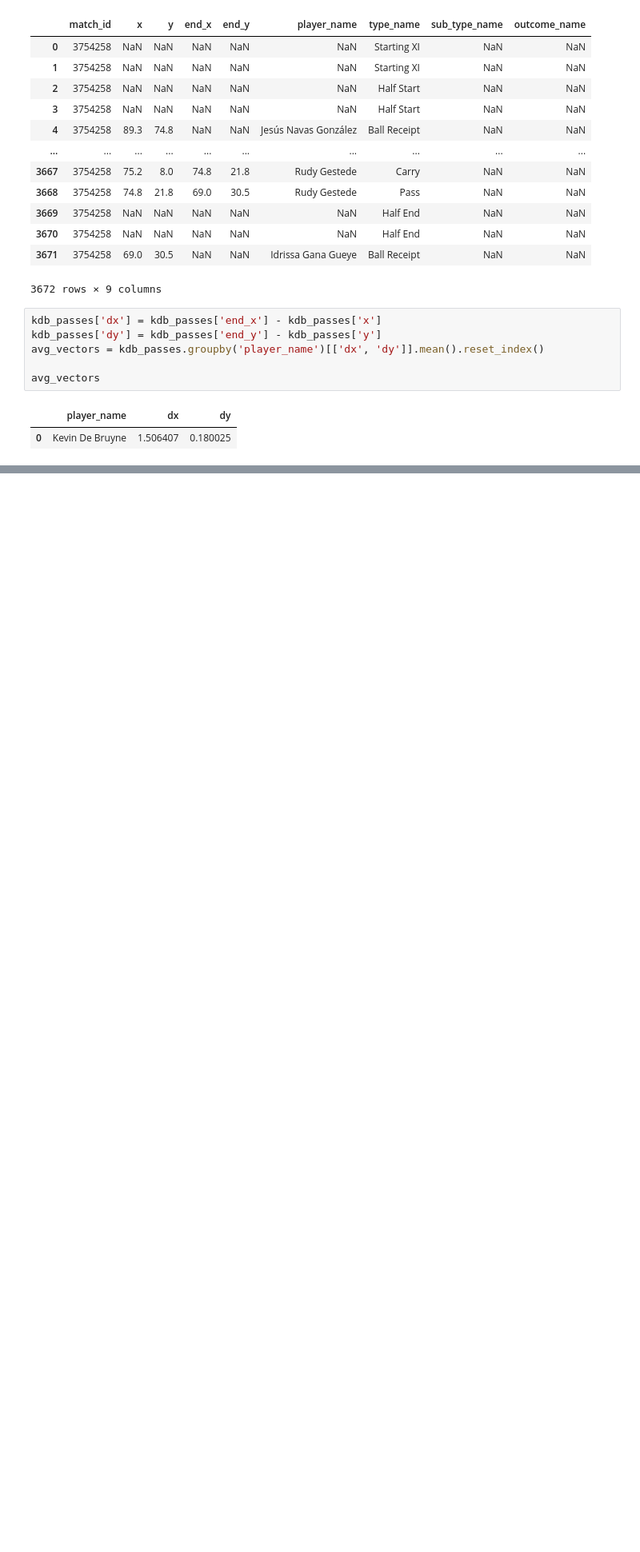
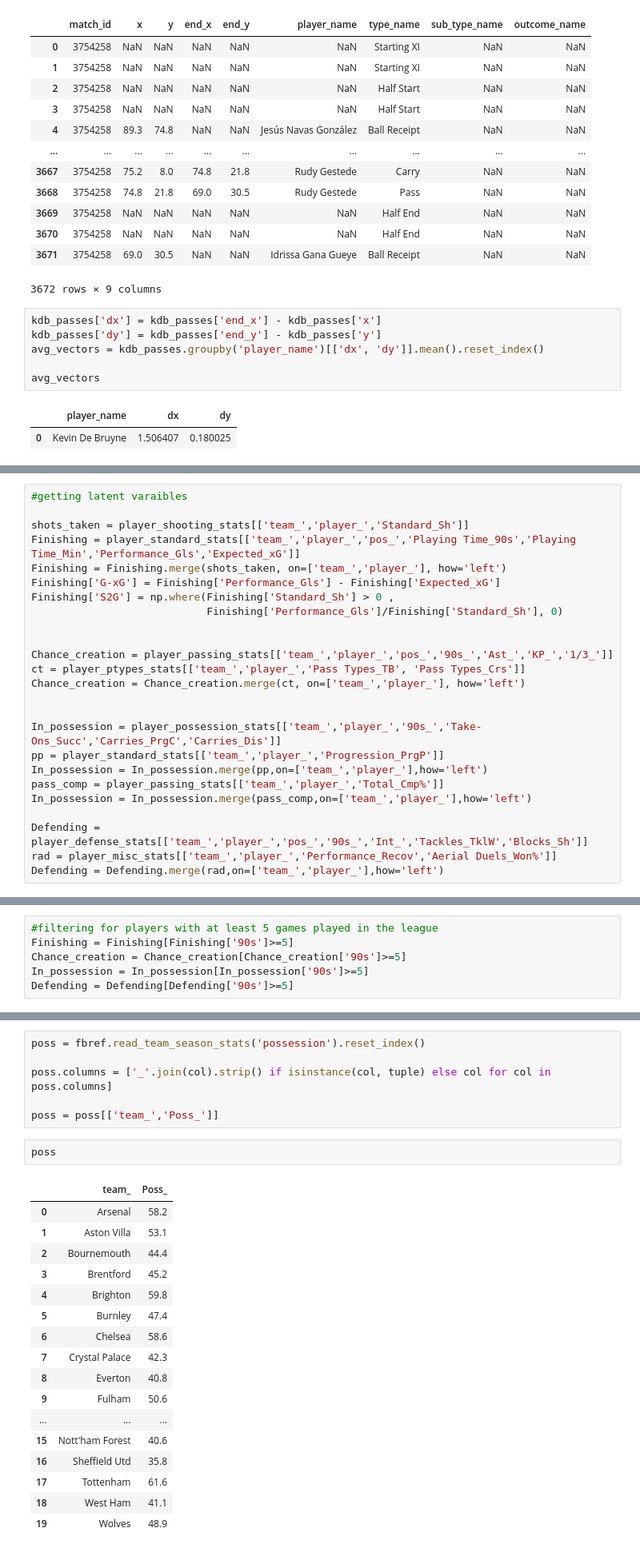
Before and after one commit to elvin-7/Soccermatics, a Jupyter notebook: soccermatics-fun-visuals.ipynb, the cells around one changed output, grey strips where cells are left out. Shown at 80% size. Cells and saved outputs as stored; diff of their text form; blank space fills up the shorter version.

```diff
--- a/soccermatics-fun-visuals.ipynb
+++ b/soccermatics-fun-visuals.ipynb
@@ -170,0 +207,25 @@ avg_vectors
+# %%
+#getting latent varaibles
+
+shots_taken = player_shooting_stats[['team_','player_','Standard_Sh']]
+Finishing = player_standard_stats[['team_','player_','pos_','Playing Time_90s','Playing Time_Min','Performance_Gls','Expected_xG']]
+Finishing = Finishing.merge(shots_taken, on=['team_','player_'], how='left')
+Finishing['G-xG'] = Finishing['Performance_Gls'] - Finishing['Expected_xG']
+Finishing['S2G'] = np.where(Finishing['Standard_Sh'] > 0 ,
+                            Finishing['Performance_Gls']/Finishing['Standard_Sh'], 0)
+
+
+Chance_creation = player_passing_stats[['team_','player_','pos_','90s_','Ast_','KP_','1/3_']]
+ct = player_ptypes_stats[['team_','player_','Pass Types_TB', 'Pass Types_Crs']]
+Chance_creation = Chance_creation.merge(ct, on=['team_','player_'], how='left')
+
+
+In_possession = player_possession_stats[['team_','player_','90s_','Take-Ons_Succ','Carries_PrgC','Carries_Dis']]
+pp = player_standard_stats[['team_','player_','Progression_PrgP']]
+In_possession = In_possession.merge(pp,on=['team_','player_'],how='left')
+pass_comp = player_passing_stats[['team_','player_','Total_Cmp%']]
+In_possession = In_possession.merge(pass_comp,on=['team_','player_'],how='left')
+
+Defending = player_defense_stats[['team_','player_','pos_','90s_','Int_','Tackles_TklW','Blocks_Sh']]
+rad = player_misc_stats[['team_','player_','Performance_Recov','Aerial Duels_Won%']]
+Defending = Defending.merge(rad,on=['team_','player_'],how='left')
@@ -170,0 +277,6 @@ avg_vectors
+# %%
+#filtering for players with at least 5 games played in the league
+Finishing = Finishing[Finishing['90s']>=5]
+Chance_creation = Chance_creation[Chance_creation['90s']>=5]
+In_possession = In_possession[In_possession['90s']>=5]
+Defending = Defending[Defending['90s']>=5]
@@ -170,0 +350,26 @@ avg_vectors
+# %%
+poss = fbref.read_team_season_stats('possession').reset_index()
+
+poss.columns = ['_'.join(col).strip() if isinstance(col, tuple) else col for col in poss.columns]
+
+poss = poss[['team_','Poss_']]
+# %%
+poss
+# %% [output]
+|  | team_ | Poss_ |
+| 0 | Arsenal | 58.2 |
+| 1 | Aston Villa | 53.1 |
+| 2 | Bournemouth | 44.4 |
+| 3 | Brentford | 45.2 |
+| 4 | Brighton | 59.8 |
+| 5 | Burnley | 47.4 |
+| 6 | Chelsea | 58.6 |
+| 7 | Crystal Palace | 42.3 |
+| 8 | Everton | 40.8 |
+| 9 | Fulham | 50.6 |
+| ... | ... | ... |
+| 15 | Nott'ham Forest | 40.6 |
+| 16 | Sheffield Utd | 35.8 |
+| 17 | Tottenham | 61.6 |
+| 18 | West Ham | 41.1 |
+| 19 | Wolves | 48.9 |
```
Also changed, not shown: parts of 10 cells of this notebook, 1 other file.
